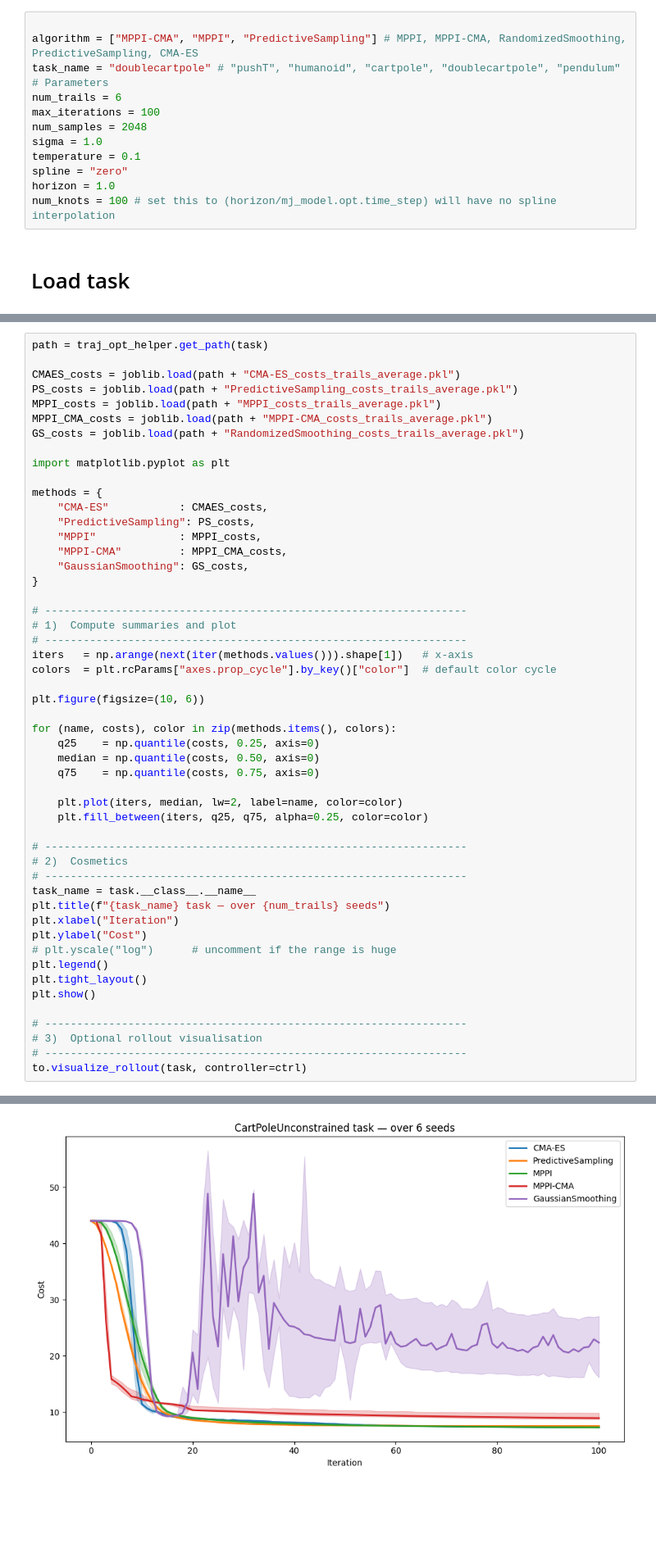
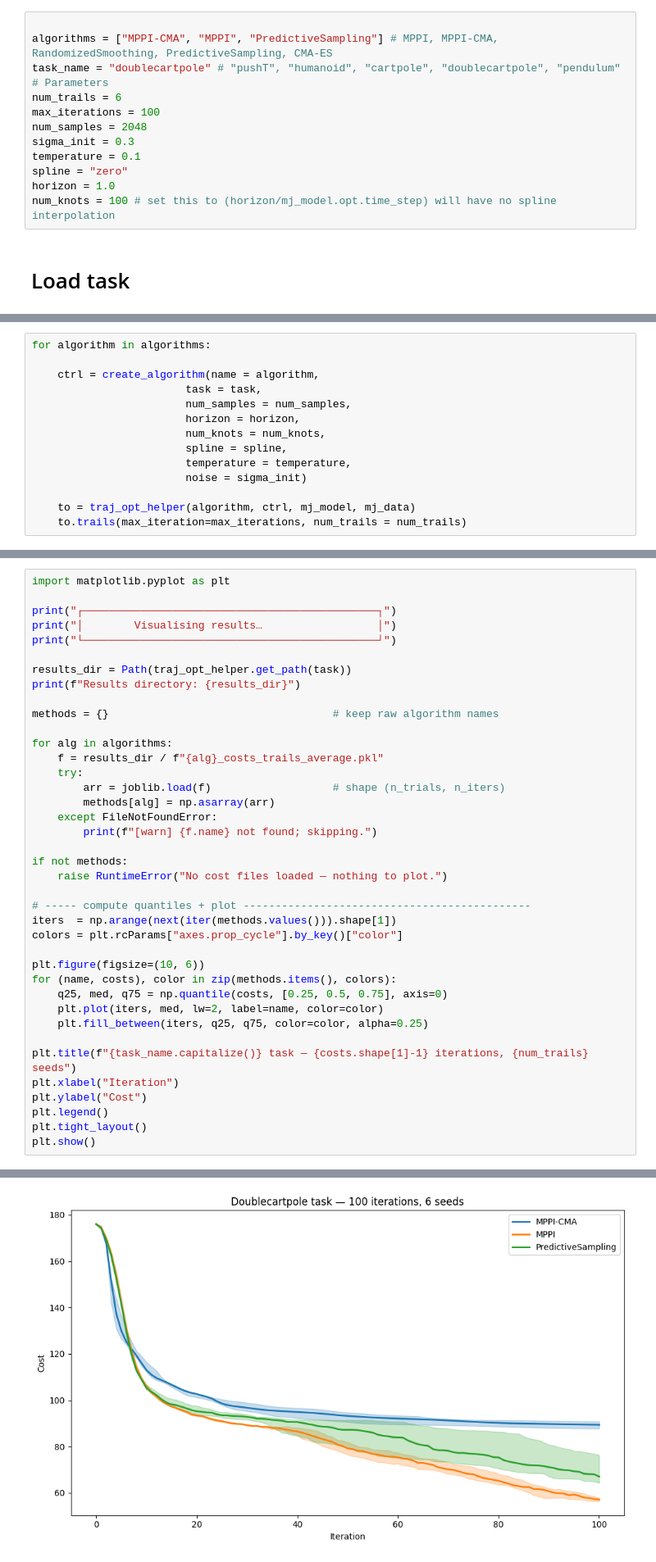
Before and after one commit to ajordana/zoo-rob, a Jupyter notebook: traj_opt/example.ipynb, the cells around one changed output, grey strips where cells are left out. Shown: that part at 82% size. Drawn from its saved outputs; the diff is of its cells as text; blank space fills up the shorter version.

```diff
--- a/traj_opt/example.ipynb
+++ b/traj_opt/example.ipynb
@@ -25,13 +41,13 @@ from algs import create_algorithm
 # Define you algorithm, task, and parameters
 # %%
 
-algorithm = ["MPPI-CMA", "MPPI", "PredictiveSampling"] # MPPI, MPPI-CMA, RandomizedSmoothing, PredictiveSampling, CMA-ES
+algorithms = ["MPPI-CMA", "MPPI", "PredictiveSampling"] # MPPI, MPPI-CMA, RandomizedSmoothing, PredictiveSampling, CMA-ES
 task_name = "doublecartpole" # "pushT", "humanoid", "cartpole", "doublecartpole", "pendulum"
 # Parameters
 num_trails = 6
 max_iterations = 100
 num_samples = 2048
-sigma = 1.0
+sigma_init = 0.3
 temperature = 0.1
 spline = "zero"
 horizon = 1.0
@@ -99,0 +101,14 @@ for algorithm in algorithms:
+# %%
+for algorithm in algorithms:
+
+    ctrl = create_algorithm(name = algorithm,
+                        task = task,
+                        num_samples = num_samples,
+                        horizon = horizon,
+                        num_knots = num_knots,
+                        spline = spline,
+                        temperature = temperature,
+                        noise = sigma_init)
+
+    to = traj_opt_helper(algorithm, ctrl, mj_model, mj_data)
+    to.trails(max_iteration=max_iterations, num_trails = num_trails)
@@ -100,52 +142,40 @@ for algorithm in algorithms:
 # %%
-path = traj_opt_helper.get_path(task)
-
-CMAES_costs = joblib.load(path + "CMA-ES_costs_trails_average.pkl")
-PS_costs = joblib.load(path + "PredictiveSampling_costs_trails_average.pkl")
-MPPI_costs = joblib.load(path + "MPPI_costs_trails_average.pkl")
-MPPI_CMA_costs = joblib.load(path + "MPPI-CMA_costs_trails_average.pkl")
-GS_costs = joblib.load(path + "RandomizedSmoothing_costs_trails_average.pkl")
-
 import matplotlib.pyplot as plt
 
-methods = {
-    "CMA-ES"           : CMAES_costs,
-    "PredictiveSampling": PS_costs,
-    "MPPI"             : MPPI_costs,
-    "MPPI-CMA"         : MPPI_CMA_costs,
-    "GaussianSmoothing": GS_costs,
-}
+print("┌──────────────────────────────────────────────┐")
+print("│        Visualising results…                  │")
+print("└──────────────────────────────────────────────┘")
 
-# ------------------------------------------------------------------
-# 1)  Compute summaries and plot
-# ------------------------------------------------------------------
-iters   = np.arange(next(iter(methods.values())).shape[1])   # x-axis
-colors  = plt.rcParams["axes.prop_cycle"].by_key()["color"]  # default color cycle
+results_dir = Path(traj_opt_helper.get_path(task))
+print(f"Results directory: {results_dir}")
+
+methods = {}                                   # keep raw algorithm names
+
+for alg in algorithms:
+    f = results_dir / f"{alg}_costs_trails_average.pkl"
+    try:
+        arr = joblib.load(f)                   # shape (n_trials, n_iters)
+        methods[alg] = np.asarray(arr)
+    except FileNotFoundError:
+        print(f"[warn] {f.name} not found; skipping.")
+
+if not methods:
+    raise RuntimeError("No cost files loaded — nothing to plot.")
+
+# ----- compute quantiles + plot ---------------------------------------------
+iters  = np.arange(next(iter(methods.values())).shape[1])
+colors = plt.rcParams["axes.prop_cycle"].by_key()["color"]
 
 plt.figure(figsize=(10, 6))
+for (name, costs), color in zip(methods.items(), colors):
+    q25, med, q75 = np.quantile(costs, [0.25, 0.5, 0.75], axis=0)
+    plt.plot(iters, med, lw=2, label=name, color=color)
+    plt.fill_between(iters, q25, q75, color=color, alpha=0.25)
 
-for (name, costs), color in zip(methods.items(), colors):
-    q25    = np.quantile(costs, 0.25, axis=0)
-    median = np.quantile(costs, 0.50, axis=0)
-    q75    = np.quantile(costs, 0.75, axis=0)
-
-    plt.plot(iters, median, lw=2, label=name, color=color)
-    plt.fill_between(iters, q25, q75, alpha=0.25, color=color)
-
-# ------------------------------------------------------------------
-# 2)  Cosmetics
-# ------------------------------------------------------------------
-task_name = task.__class__.__name__
-plt.title(f"{task_name} task — over {num_trails} seeds")
+plt.title(f"{task_name.capitalize()} task — {costs.shape[1]-1} iterations, {num_trails} seeds")
 plt.xlabel("Iteration")
 plt.ylabel("Cost")
-# plt.yscale("log")      # uncomment if the range is huge
 plt.legend()
 plt.tight_layout()
 plt.show()
-
-# ------------------------------------------------------------------
-# 3)  Optional rollout visualisation
-# ------------------------------------------------------------------
-to.visualize_rollout(task, controller=ctrl)
 # %% [output]
@@ -152 +186 @@ to.visualize_rollout(task, controller=ctrl)
-[figure, old version]
+[figure, new version]
```
Also changed, not shown: parts of 9 cells of this notebook, 1 other file.
